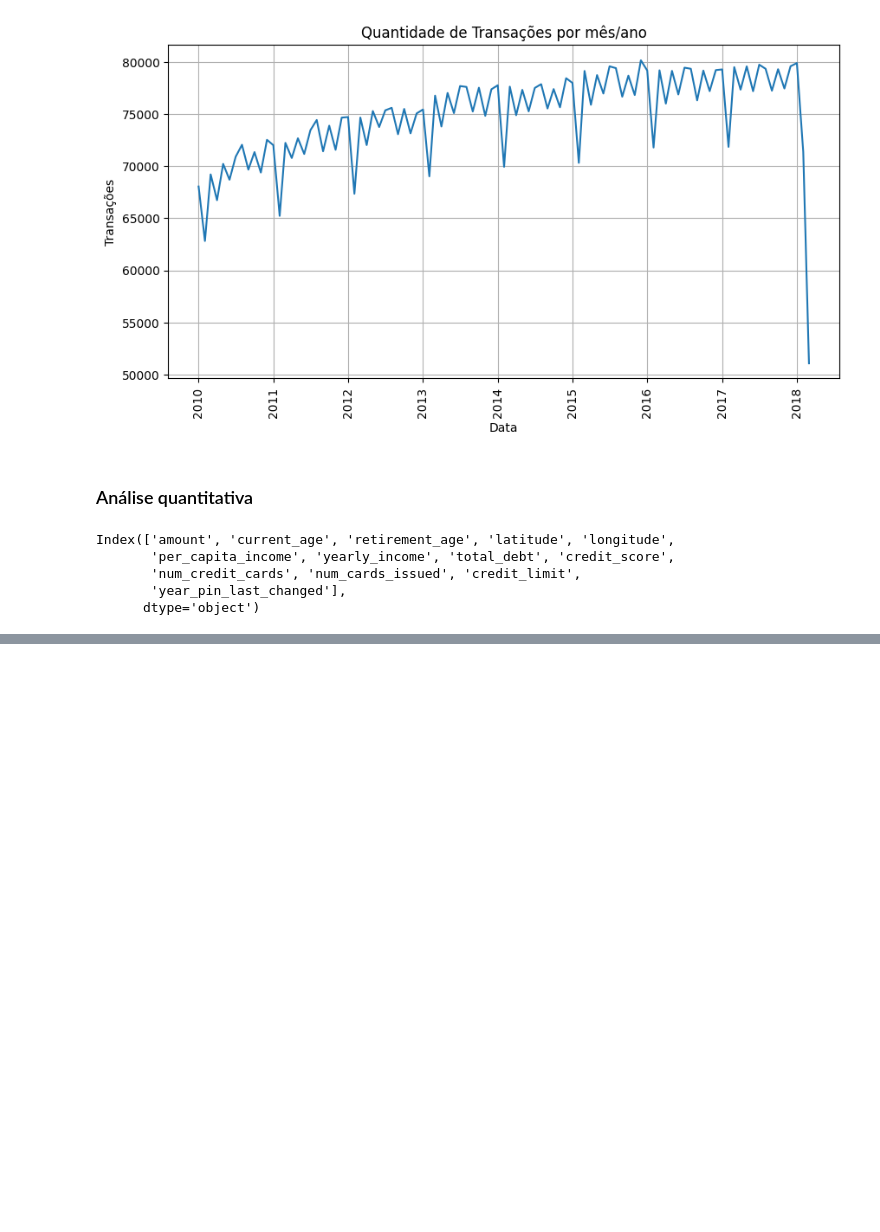
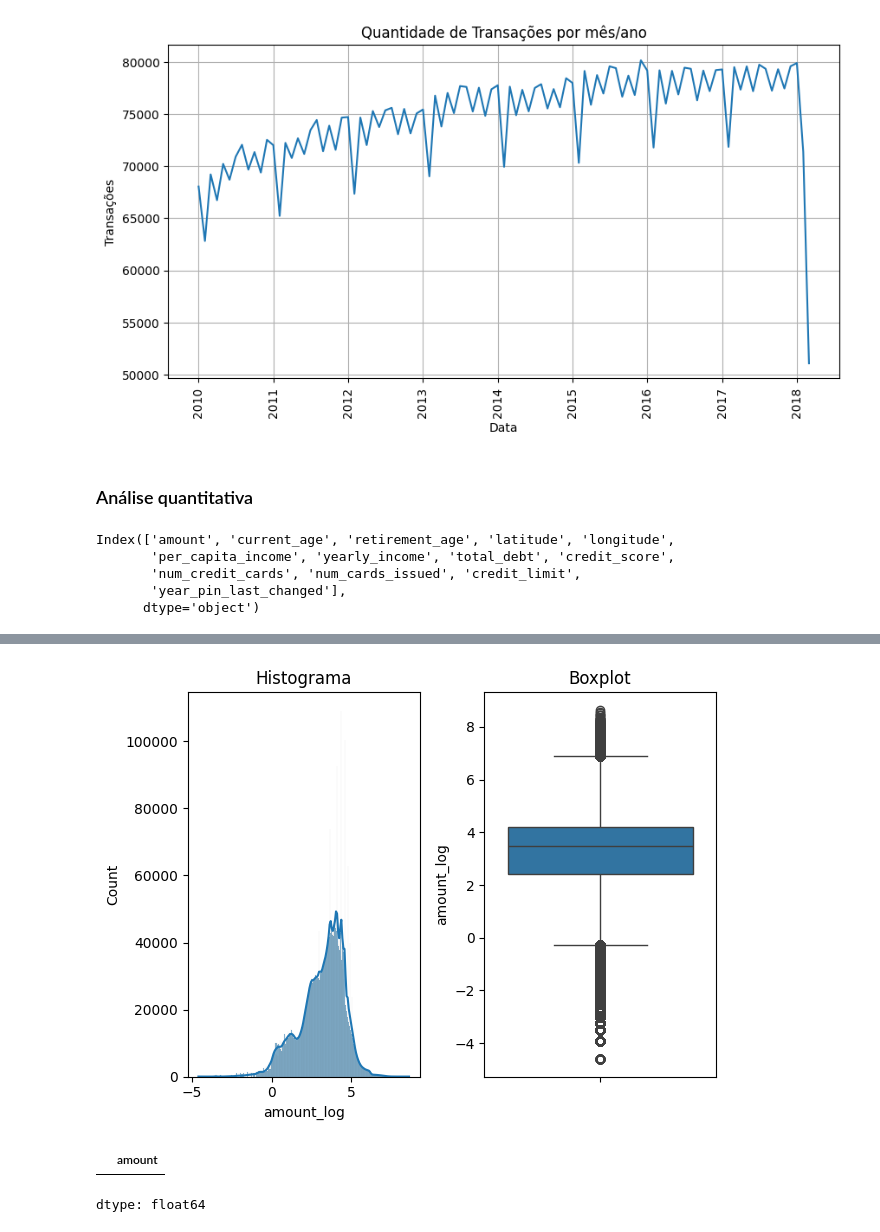
Before and after one commit to Angelicogfa/tcc_mba_datascience_analytics_usp_esalq, a Jupyter notebook: 02-analise_exploratoria.ipynb, the cells around one changed output, grey strips where cells are left out. Drawn from its saved outputs; the diff is of its cells as text; code cells hidden in the pictures; blank space fills up the shorter version.

```diff
--- a/02-analise_exploratoria.ipynb
+++ b/02-analise_exploratoria.ipynb
@@ -180,0 +213,18 @@ Index(['amount', 'current_age', 'retirement_age', 'latitude', 'longitude',
+# %%
+plt.subplot(1, 2, 1)
+plt.title('Histograma')
+sns.histplot(df_adjust['amount_log'], kde=True)
+
+plt.subplot(1, 2, 2)
+plt.title('Boxplot')
+sns.boxplot(df_adjust['amount_log'])
+
+plt.tight_layout()
+plt.show()
+# %% [output]
+[figure, added]
+# %%
+df_adjust.query('amount_log.isna() & amount > 0')['amount']
+# %% [output]
+|  | amount |
+dtype: float64
```
Also changed, not shown: parts of 11 cells of this notebook.
